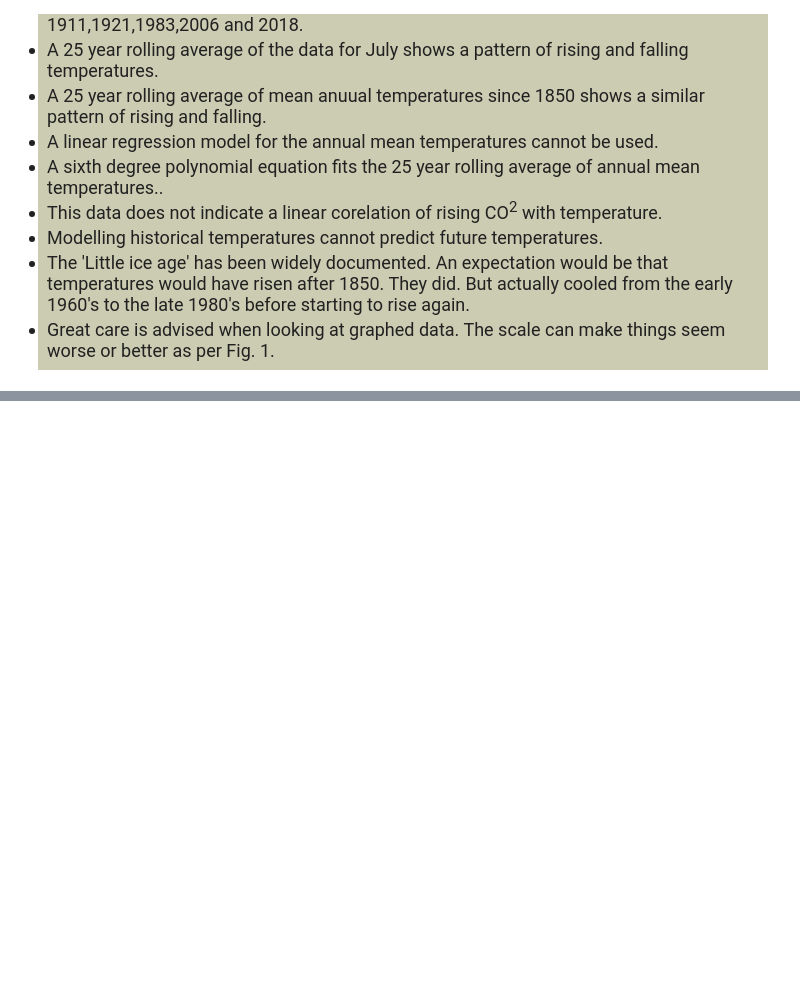
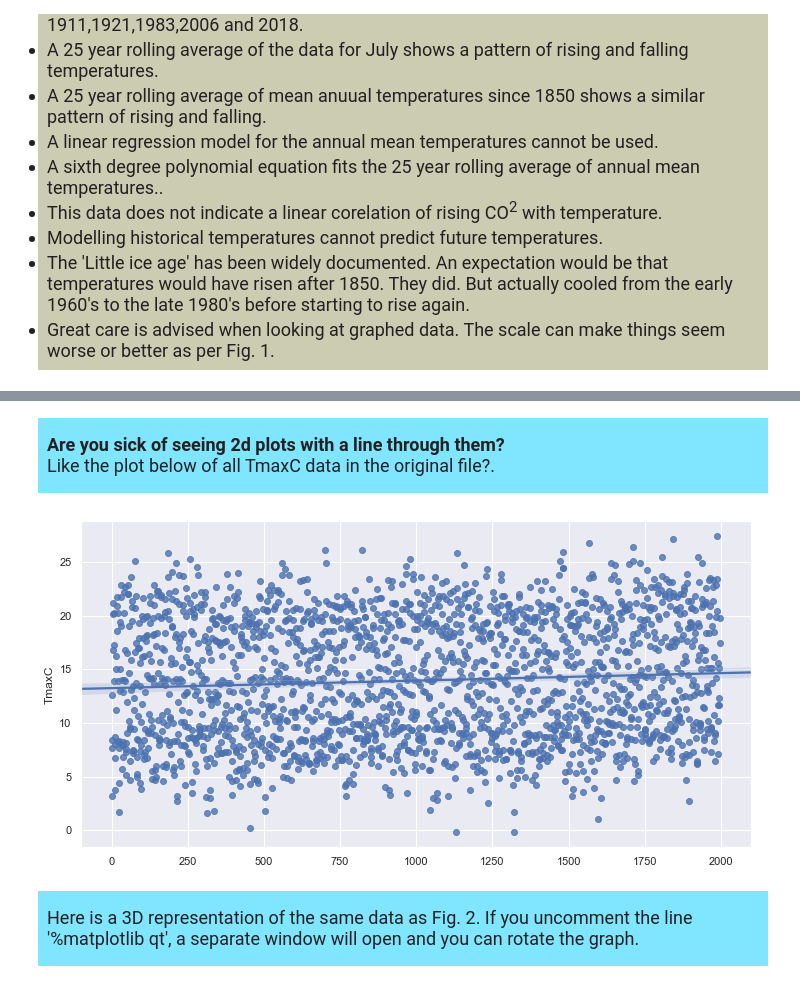
Before and after one commit to GraemeMcMillan/Finn-McCool, a Jupyter notebook: OxfordWeather/oxfordweatherreviewed.ipynb, the cells around one changed output, grey strips where cells are left out. Drawn from its saved outputs; the diff is of its cells as text; code cells hidden in the pictures; blank space fills up the shorter version.

```diff
--- a/OxfordWeather/oxfordweatherreviewed.ipynb
+++ b/OxfordWeather/oxfordweatherreviewed.ipynb
@@ -836,0 +870,5 @@ print(round(sum(June20196TmaxC)/ len(June20196TmaxC) + sum(June20196TminC)
+# %%
+sample_averages = []
+for i in range(50):
+    sample_averages.append(df_yearly_average.TmaxC.sample(30).mean())
+round(sum(sample_averages)/len(sample_averages),3)
@@ -836,0 +877,5 @@ print(round(sum(June20196TmaxC)/ len(June20196TmaxC) + sum(June20196TminC)
+# %%
+Yavg = round(df_yearly_average.TmaxC.mean(),2)
+Ystd = round(df_yearly_average.TmaxC.std(),2)
+print('Average TmaxC is ',Yavg)
+print('Standard Deviation of TmaxC is ',Ystd)
@@ -836,0 +889,6 @@ print(round(sum(June20196TmaxC)/ len(June20196TmaxC) + sum(June20196TminC)
+# %%
+TmaxCrange = []
+for i in range(-4,4,1):
+    Temp = round(Yavg + Ystd*i,2)
+    TmaxCrange.append(Temp)
+TmaxCrange
@@ -836,0 +970,14 @@ print(round(sum(June20196TmaxC)/ len(June20196TmaxC) + sum(June20196TminC)
+# %% [markdown]
+<p style='background-color: #80e5ff;
+           font-size: 18px;
+          padding: 0.9em 0.5em'><strong>Are you sick of seeing 2d plots with a line through them?</strong><br> Like the plot below of all TmaxC data in the original file?.</p>
+# %%
+ow_x = [i for i in range(len(oweather))]
+# %%
+sns.regplot(ow_x,oweather.TmaxC);
+# %% [output]
+[figure, added]
+# %% [markdown]
+<p style='background-color: #80e5ff;
+           font-size: 18px;
+          padding: 0.9em 0.5em'>Here is a 3D representation of the same data as Fig. 2. If you uncomment the line '%matplotlib qt', a separate window will open and you can rotate the graph. </p>
```
Also changed, not shown: parts of 50 cells of this notebook, 1 other file.
